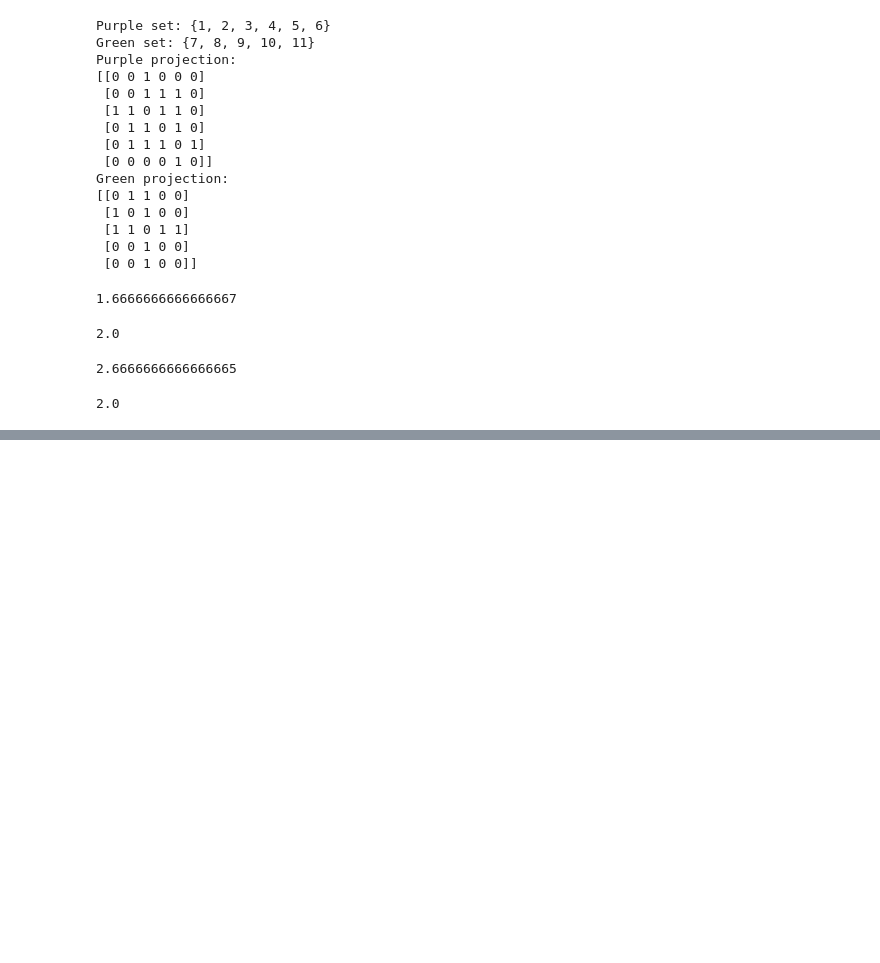
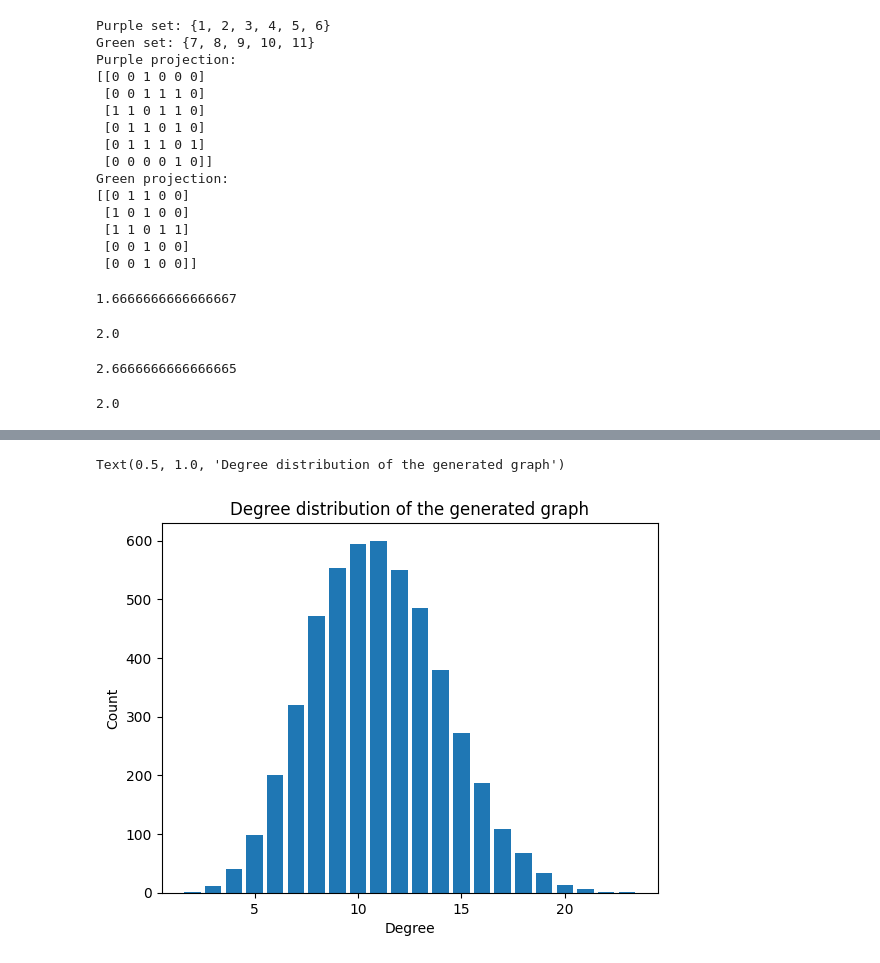
Before and after one commit to matyiandras/socialgraphs2024, a Jupyter notebook: files/week2_ex.ipynb, the cells around one changed output, grey strips where cells are left out. Drawn from its saved outputs; the diff is of its cells as text; code cells hidden in the pictures; blank space fills up the shorter version.

```diff
--- a/files/week2_ex.ipynb
+++ b/files/week2_ex.ipynb
@@ -173,0 +208,14 @@ sum(dict(Bpy.degree()).values())/len(Bpy)
+# %%
+#create a graph that has the degree distribution of the Poisson distribution
+G = nx.configuration_model(poi)
+
+#plot the degree distribution of the generated graph with axes labels and title
+degree_sequence = sorted([d for n, d in G.degree()], reverse=True)
+g_hist = np.histogram(degree_sequence, bins=bin_v)
+plt.bar(g_hist[1][1:], g_hist[0])
+plt.xlabel('Degree')
+plt.ylabel('Count')
+plt.title('Degree distribution of the generated graph')
+# %% [output]
+Text(0.5, 1.0, 'Degree distribution of the generated graph')
+[figure, added]
```
Also changed, not shown: parts of 8 cells of this notebook.
